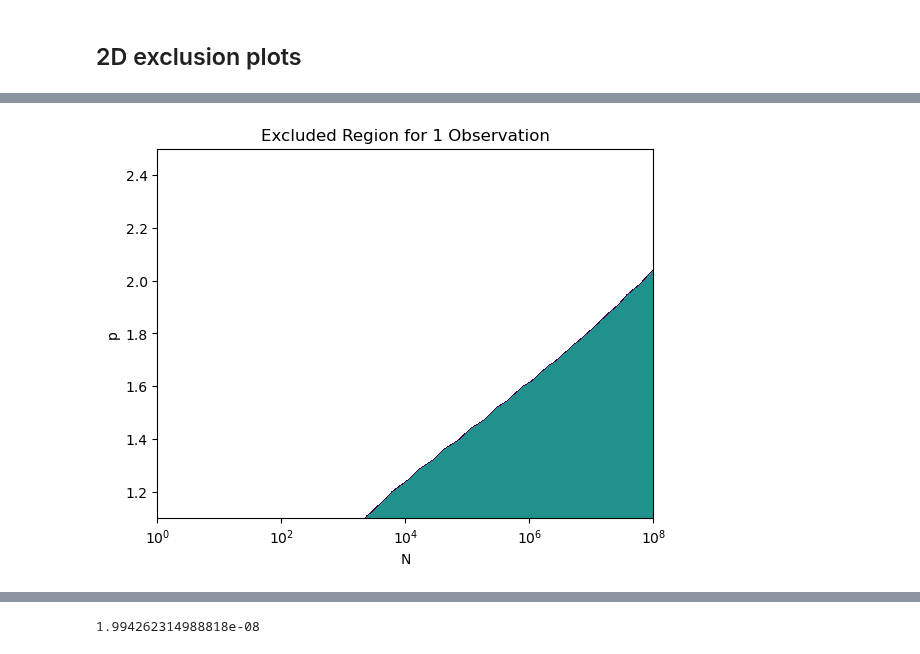
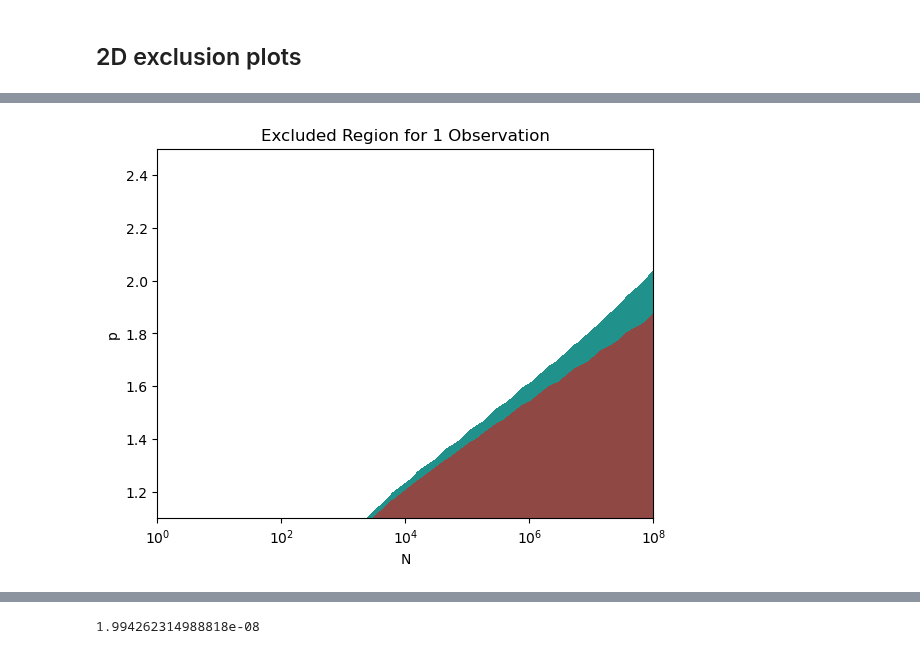
Before and after one commit to NolanSmyth/LensCalcPy, a Jupyter notebook: examples/hsc_ffp.ipynb, the cells around one changed output, grey strips where cells are left out. Drawn from its saved outputs; the diff is of its cells as text; code cells hidden in the pictures.

```diff
--- a/examples/hsc_ffp.ipynb
+++ b/examples/hsc_ffp.ipynb
@@ -122,14 +121,12 @@ for i in tqdm(range(len(alpha_values))):
     get_n_events_values_finite[i] = get_n_events_parallel(A_values, alpha=alpha_values[i], finite=True)
 # %%
 plt.figure()
-contour = plt.contourf(A_grid, alpha_grid, get_n_events_values, levels=[4.49, 4.74, 1e10])
-# plt.colorbar(contour)
+contour = plt.contourf(A_grid, alpha_grid, get_n_events_values, levels=[4.74, 1e10])
+plt.contourf(A_grid, alpha_grid, get_n_events_values_finite, levels=[4.74, 1e10], colors="red", alpha=0.5)
 plt.xscale('log')
 plt.title('Excluded Region for 1 Observation')
 plt.xlabel('N')
 plt.ylabel('p')
-# plt.xlim(1e5,1e7)
-# plt.ylim(1.1,2.5)
 plt.show()
 # %% [output]
-[figure, old version]
+[figure, new version]
```
Also changed, not shown: parts of 22 cells of this notebook, 1 other file.
